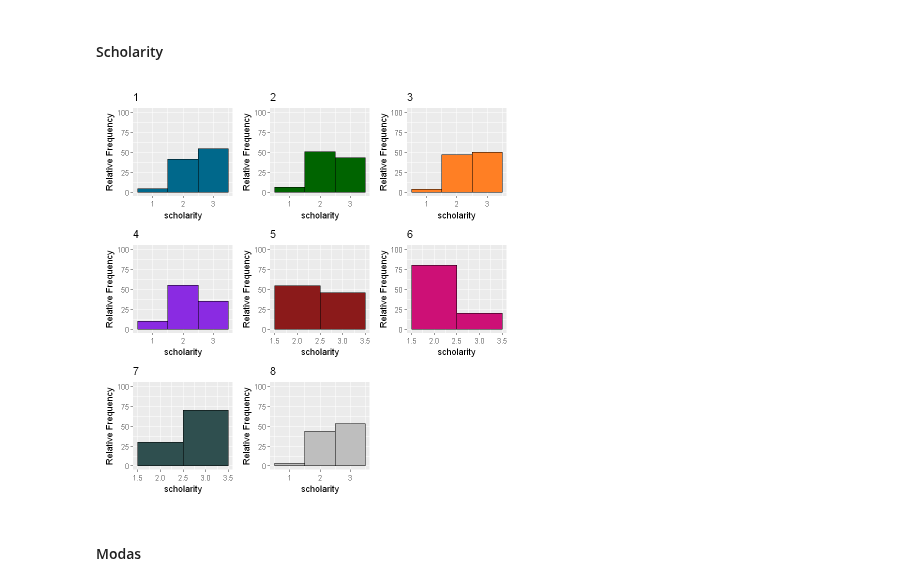
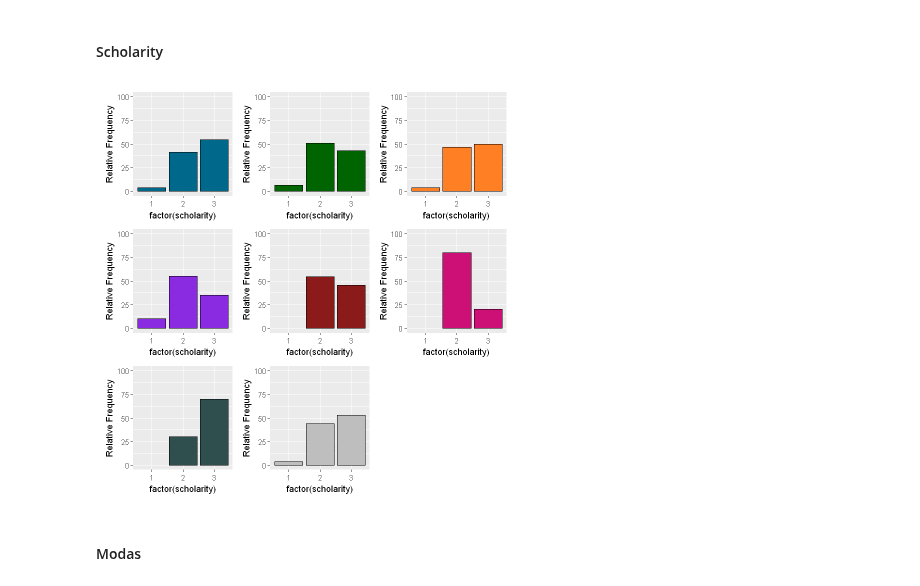
Before and after one commit to LASOS-INT/Barreiras-e-Facilitadores, a Jupyter notebook: R-notebooks/Clustering/barriers/barriers_clustering_kmodes_silhouette.ipynb, the cells around one changed output. Cells and saved outputs as stored; diff of their text form; code cells hidden in the pictures.

Commit message:
implement graph making function

```diff
--- a/R-notebooks/Clustering/barriers/barriers_clustering_kmodes_silhouette.ipynb
+++ b/R-notebooks/Clustering/barriers/barriers_clustering_kmodes_silhouette.ipynb
@@ -195,20 +192,0 @@ table(df_during$cluster)
-# %%
-
-
-myplots <- list()
-colors <- c('deepskyblue4', 'darkgreen', 'chocolate1', 'blueviolet', 'firebrick4', 'deeppink3', 'darkslategray', "grey")
-for(cl in 1:best_K_kmodes){
-  dist_values = length(unique(df_during[df_during$cluster == cl,]$PA_practice_during))
-  plt <- ggplot() + geom_histogram(
-          color='black',
-          data=df_during[df_during$cluster == cl,],
-          aes(x=PA_practice_during, y=..count../sum(..count..)*100),
-          fill=colors[cl],
-          bins = dist_values,
-          position=position_dodge()
-        ) + ylab("Relative Frequency")+ ggtitle(cl) + ylim(0, 100)
-  myplots[[cl]] <- plt
-}
-
-
-wrap_plots(myplots)
@@ -379,27 +355,26 @@ wrap_plots(myplots)
 # %% [markdown]
 #### Scholarity
 # %%
-
-
 myplots <- list()
 colors <- c('deepskyblue4', 'darkgreen', 'chocolate1', 'blueviolet', 'firebrick4', 'deeppink3', 'darkslategray', "grey")
+lower <- min(df_during$scholarity)
+upper <- max(df_during$scholarity)
 for(cl in 1:best_K_kmodes){
   dist_values = length(unique(df_during[df_during$cluster == cl,]$scholarity))
-  plt <- ggplot() + geom_histogram(
+  plt <- ggplot() + geom_bar(
           color='black',
           data=df_during[df_during$cluster == cl,],
-          aes(x=scholarity, y=..count../sum(..count..)*100),
+          aes(x=factor(scholarity), (..count..)*100/sum(..count..)),
           fill=colors[cl],
-          bins = dist_values,
           position=position_dodge()
-        ) + ylab("Relative Frequency")+ ggtitle(cl) + ylim(0, 100)
+        ) + ylab("Relative Frequency") + ylim(0, 100) + scale_x_discrete(limit = paste(c(lower:upper)))
   myplots[[cl]] <- plt
 }
 
 
 wrap_plots(myplots)
 # %% [output]
-[figure, old version]
+[figure, new version]
 # %% [markdown]
 #### Modas
 # %%
```
Also changed, not shown: parts of 4 cells of this notebook, 19 other files.
